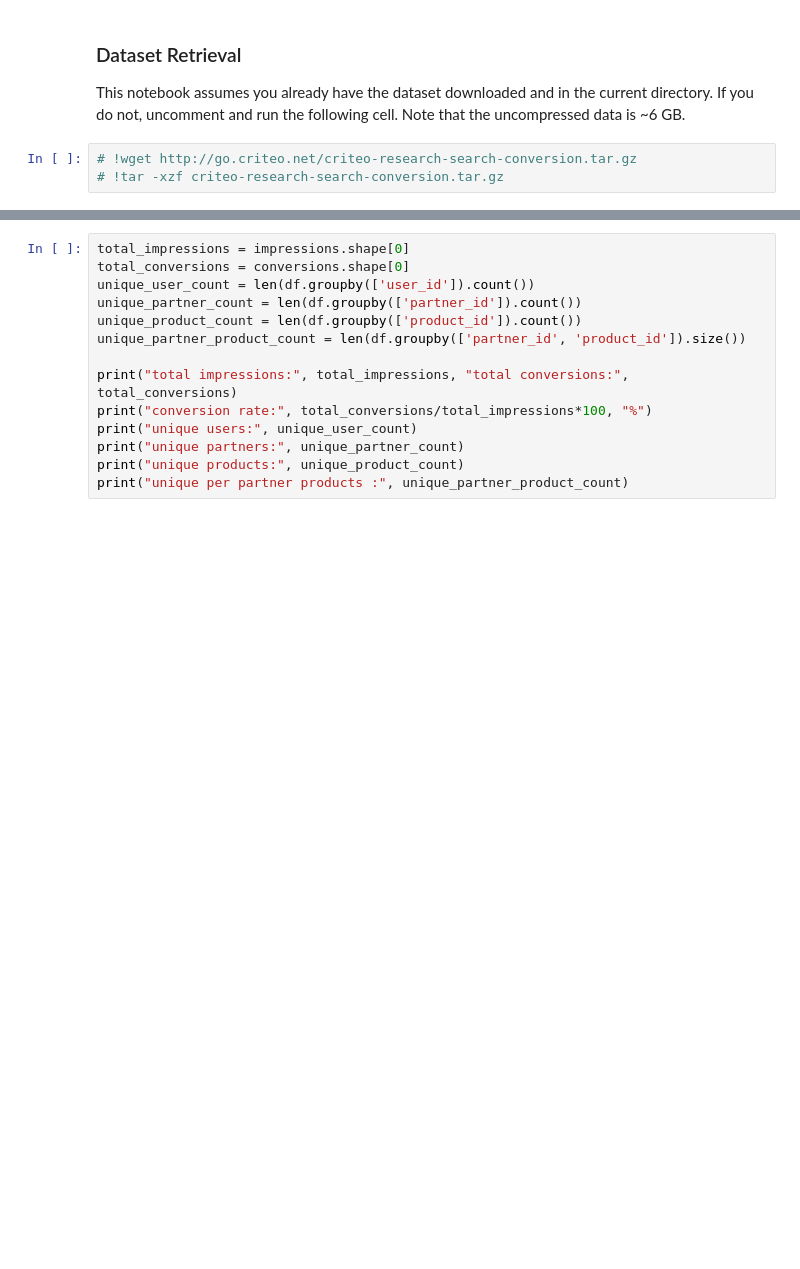
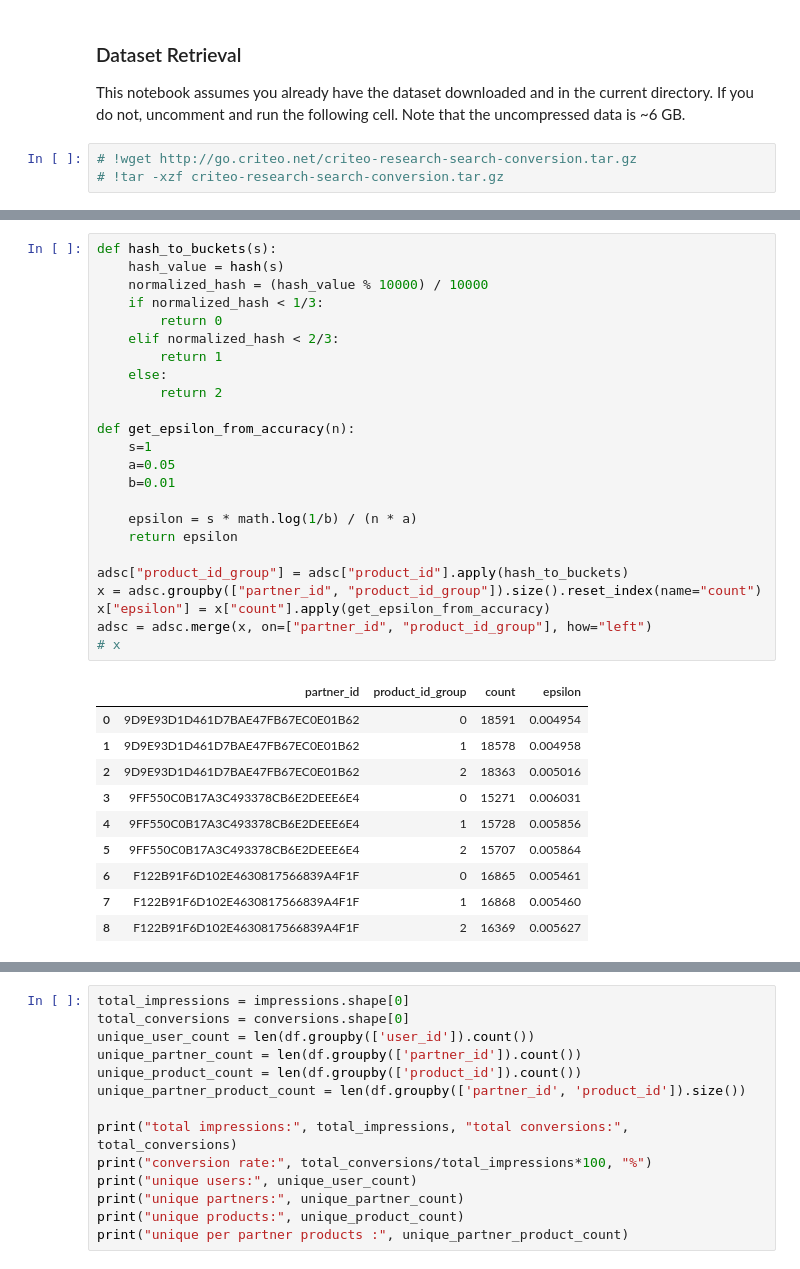
Before and after one commit to columbia/cookiemonster, a Jupyter notebook: systemx/data/criteo/test_criteo_conversion_search_data.ipynb, the cells around one changed output, grey strips where cells are left out. Saved outputs shown, nothing was run; the diff lists cells and outputs as text; blank space fills up the shorter version.

```diff
--- a/systemx/data/criteo/test_criteo_conversion_search_data.ipynb
+++ b/systemx/data/criteo/test_criteo_conversion_search_data.ipynb
@@ -130,0 +161,35 @@ print(conversions["user_id"].nunique())
+# %%
+def hash_to_buckets(s):
+    hash_value = hash(s)
+    normalized_hash = (hash_value % 10000) / 10000
+    if normalized_hash < 1/3:
+        return 0
+    elif normalized_hash < 2/3:
+        return 1
+    else:
+        return 2
+
+def get_epsilon_from_accuracy(n):
+    s=1
+    a=0.05
+    b=0.01
+
+    epsilon = s * math.log(1/b) / (n * a)
+    return epsilon
+
+adsc["product_id_group"] = adsc["product_id"].apply(hash_to_buckets)
+x = adsc.groupby(["partner_id", "product_id_group"]).size().reset_index(name="count")
+x["epsilon"] = x["count"].apply(get_epsilon_from_accuracy)
+adsc = adsc.merge(x, on=["partner_id", "product_id_group"], how="left")
+# x
+# %% [output]
+|  | partner_id | product_id_group | count | epsilon |
+| 0 | 9D9E93D1D461D7BAE47FB67EC0E01B62 | 0 | 18591 | 0.004954 |
+| 1 | 9D9E93D1D461D7BAE47FB67EC0E01B62 | 1 | 18578 | 0.004958 |
+| 2 | 9D9E93D1D461D7BAE47FB67EC0E01B62 | 2 | 18363 | 0.005016 |
+| 3 | 9FF550C0B17A3C493378CB6E2DEEE6E4 | 0 | 15271 | 0.006031 |
+| 4 | 9FF550C0B17A3C493378CB6E2DEEE6E4 | 1 | 15728 | 0.005856 |
+| 5 | 9FF550C0B17A3C493378CB6E2DEEE6E4 | 2 | 15707 | 0.005864 |
+| 6 | F122B91F6D102E4630817566839A4F1F | 0 | 16865 | 0.005461 |
+| 7 | F122B91F6D102E4630817566839A4F1F | 1 | 16868 | 0.005460 |
+| 8 | F122B91F6D102E4630817566839A4F1F | 2 | 16369 | 0.005627 |
```
Also changed, not shown: parts of 18 cells of this notebook, 3 other files.
